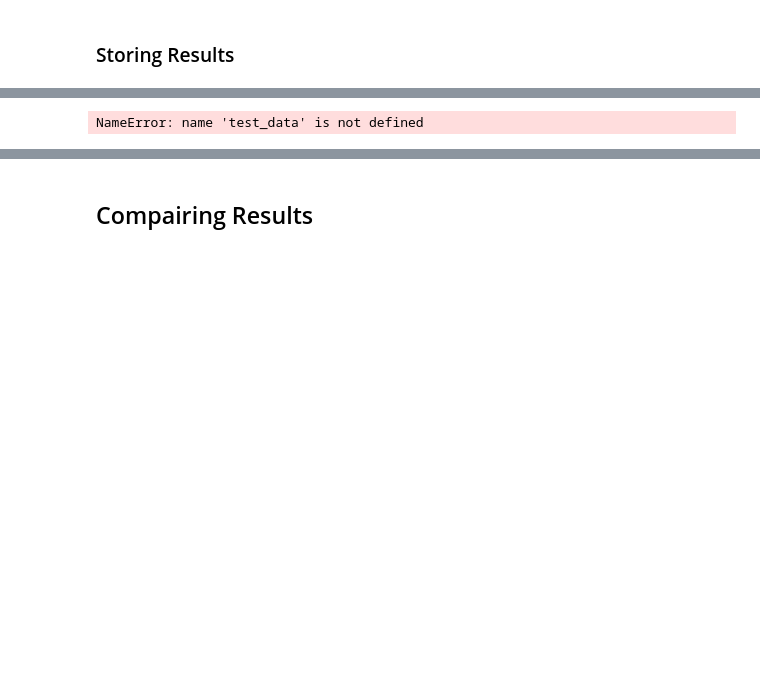
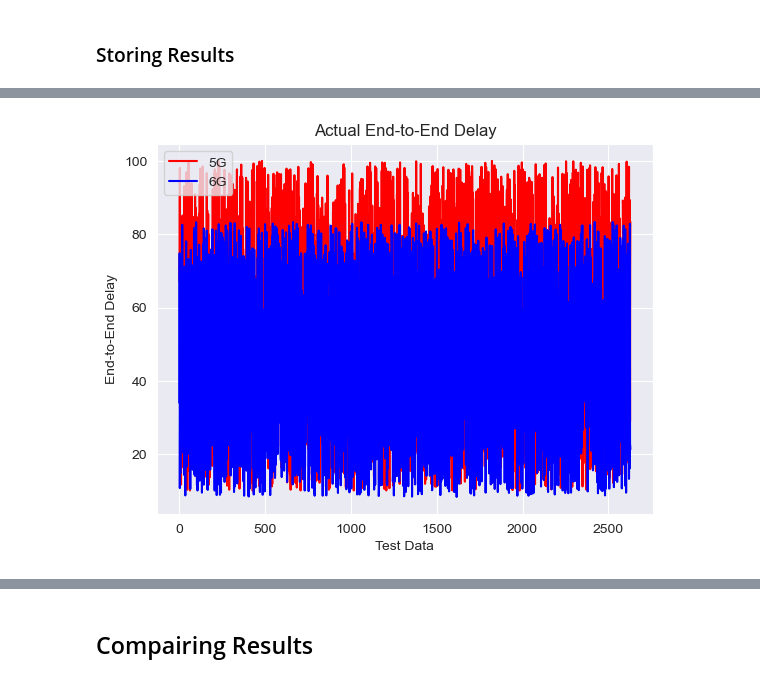
Before and after one commit to logicalNil/5g6gComparision, a Jupyter notebook: Implementation.ipynb, the cells around one changed output, grey strips where cells are left out. Drawn from its saved outputs; the diff is of its cells as text; code cells hidden in the pictures; blank space fills up the shorter version.

```diff
--- a/Implementation.ipynb
+++ b/Implementation.ipynb
@@ -136,17 +136,18 @@ Mean Squared Error: 453.35795710476276
 # %%
 # Resize the y_test_6g array to the length of the y_test_5g array
 y_test_6g = np.resize(y_test_6g, len(y_test_5g))
 
 # Plot the data
+test_data = np.arange(len(y_test_5g))
 plt.plot(test_data, y_test_5g, color='red', label='5G')
 plt.plot(test_data, y_test_6g, color='blue', label='6G')
 plt.title('Actual End-to-End Delay')
 plt.xlabel('Test Data')
 plt.ylabel('End-to-End Delay')
 plt.legend()
 plt.show()
 # %% [output]
-NameError: name 'test_data' is not defined
+[figure, added]
 # %%
 # Step 6: Generate bar graphs
 x = np.arange(len(results))
```
Also changed, not shown: parts of 8 cells of this notebook, 1 other file.
